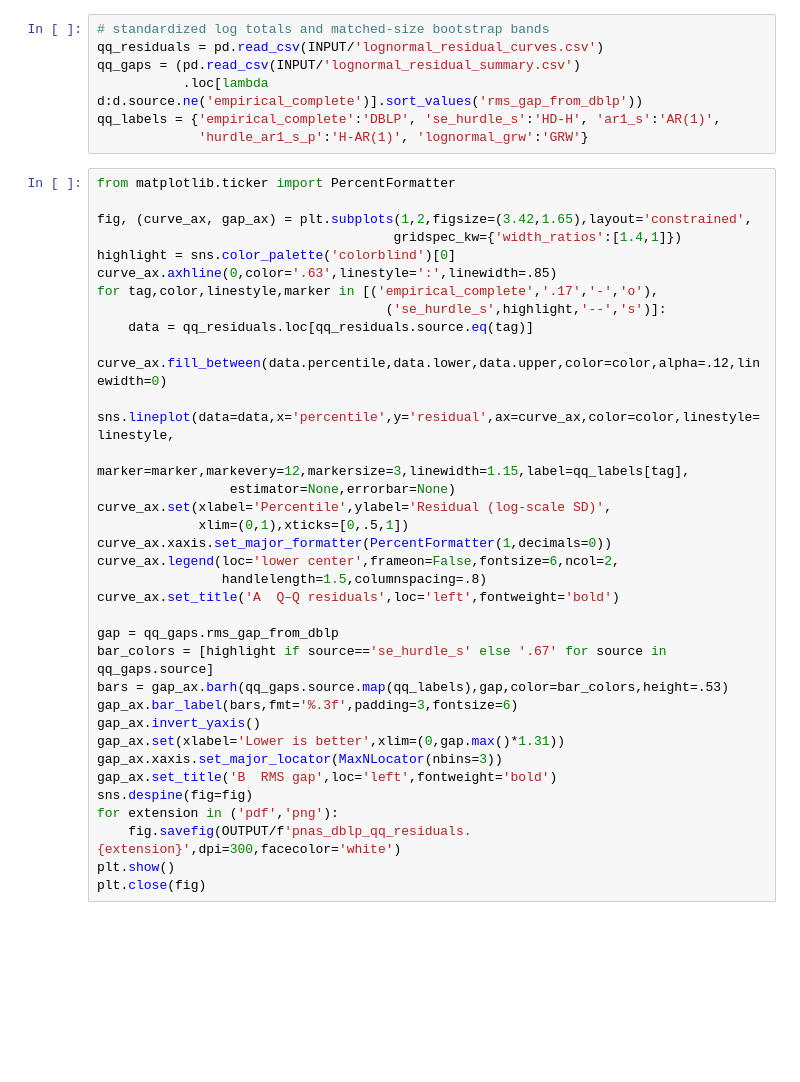
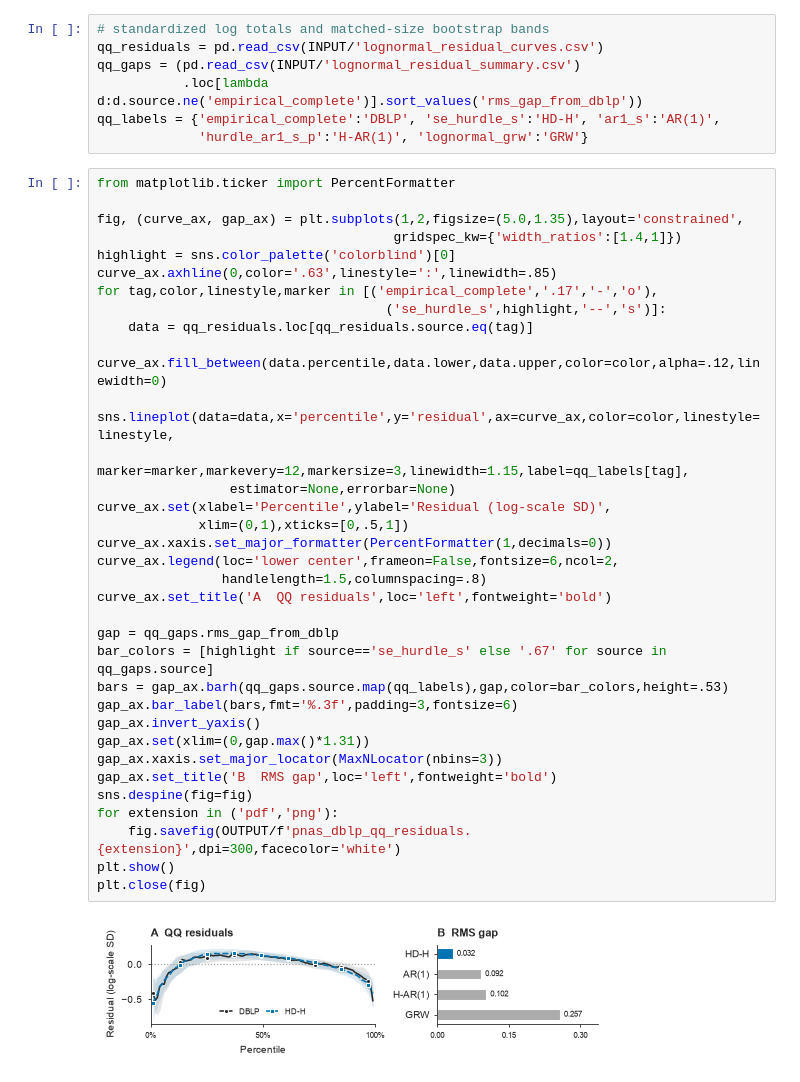
Before and after one commit to crabwife/dblp-models-final, a Jupyter notebook: dblp_models/f_plot/src/pnas_figures.ipynb, the cells around one changed output. Saved outputs shown, nothing was run; the diff lists cells and outputs as text; blank space fills up the shorter version.

```diff
--- a/dblp_models/f_plot/src/pnas_figures.ipynb
+++ b/dblp_models/f_plot/src/pnas_figures.ipynb
@@ -424,34 +489,36 @@ qq_labels = {'empirical_complete':'DBLP', 'se_hurdle_s':'HD-H', 'ar1_s':'AR(1)',
 # %%
 from matplotlib.ticker import PercentFormatter
 
-fig, (curve_ax, gap_ax) = plt.subplots(1,2,figsize=(3.42,1.65),layout='constrained',
+fig, (curve_ax, gap_ax) = plt.subplots(1,2,figsize=(5.0,1.35),layout='constrained',
                                       gridspec_kw={'width_ratios':[1.4,1]})
 highlight = sns.color_palette('colorblind')[0]
 curve_ax.axhline(0,color='.63',linestyle=':',linewidth=.85)
 for tag,color,linestyle,marker in [('empirical_complete','.17','-','o'),
                                      ('se_hurdle_s',highlight,'--','s')]:
     data = qq_residuals.loc[qq_residuals.source.eq(tag)]
     curve_ax.fill_between(data.percentile,data.lower,data.upper,color=color,alpha=.12,linewidth=0)
     sns.lineplot(data=data,x='percentile',y='residual',ax=curve_ax,color=color,linestyle=linestyle,
                  marker=marker,markevery=12,markersize=3,linewidth=1.15,label=qq_labels[tag],
                  estimator=None,errorbar=None)
 curve_ax.set(xlabel='Percentile',ylabel='Residual (log-scale SD)',
              xlim=(0,1),xticks=[0,.5,1])
 curve_ax.xaxis.set_major_formatter(PercentFormatter(1,decimals=0))
 curve_ax.legend(loc='lower center',frameon=False,fontsize=6,ncol=2,
                 handlelength=1.5,columnspacing=.8)
-curve_ax.set_title('A  Q–Q residuals',loc='left',fontweight='bold')
+curve_ax.set_title('A  QQ residuals',loc='left',fontweight='bold')
 
 gap = qq_gaps.rms_gap_from_dblp
 bar_colors = [highlight if source=='se_hurdle_s' else '.67' for source in qq_gaps.source]
 bars = gap_ax.barh(qq_gaps.source.map(qq_labels),gap,color=bar_colors,height=.53)
 gap_ax.bar_label(bars,fmt='%.3f',padding=3,fontsize=6)
 gap_ax.invert_yaxis()
-gap_ax.set(xlabel='Lower is better',xlim=(0,gap.max()*1.31))
+gap_ax.set(xlim=(0,gap.max()*1.31))
 gap_ax.xaxis.set_major_locator(MaxNLocator(nbins=3))
 gap_ax.set_title('B  RMS gap',loc='left',fontweight='bold')
 sns.despine(fig=fig)
 for extension in ('pdf','png'):
     fig.savefig(OUTPUT/f'pnas_dblp_qq_residuals.{extension}',dpi=300,facecolor='white')
 plt.show()
 plt.close(fig)
+# %% [output]
+[figure, added]
```
Also changed, not shown: parts of 11 cells of this notebook, 26 other files.
